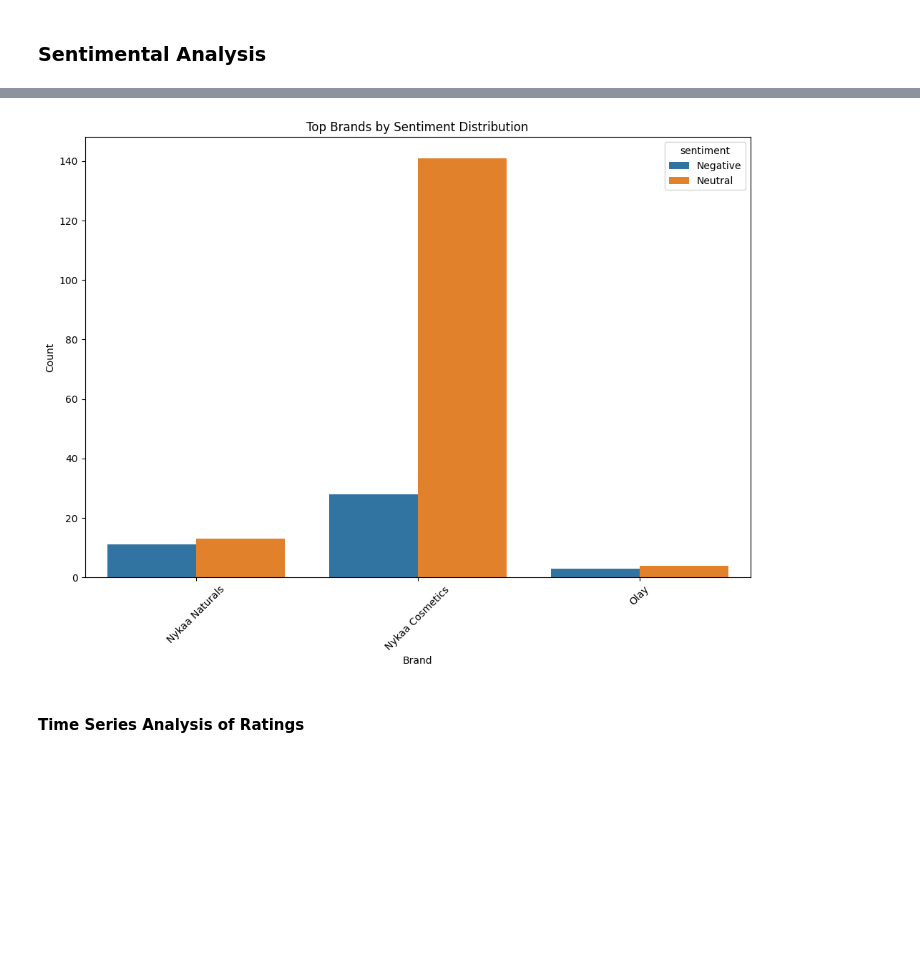
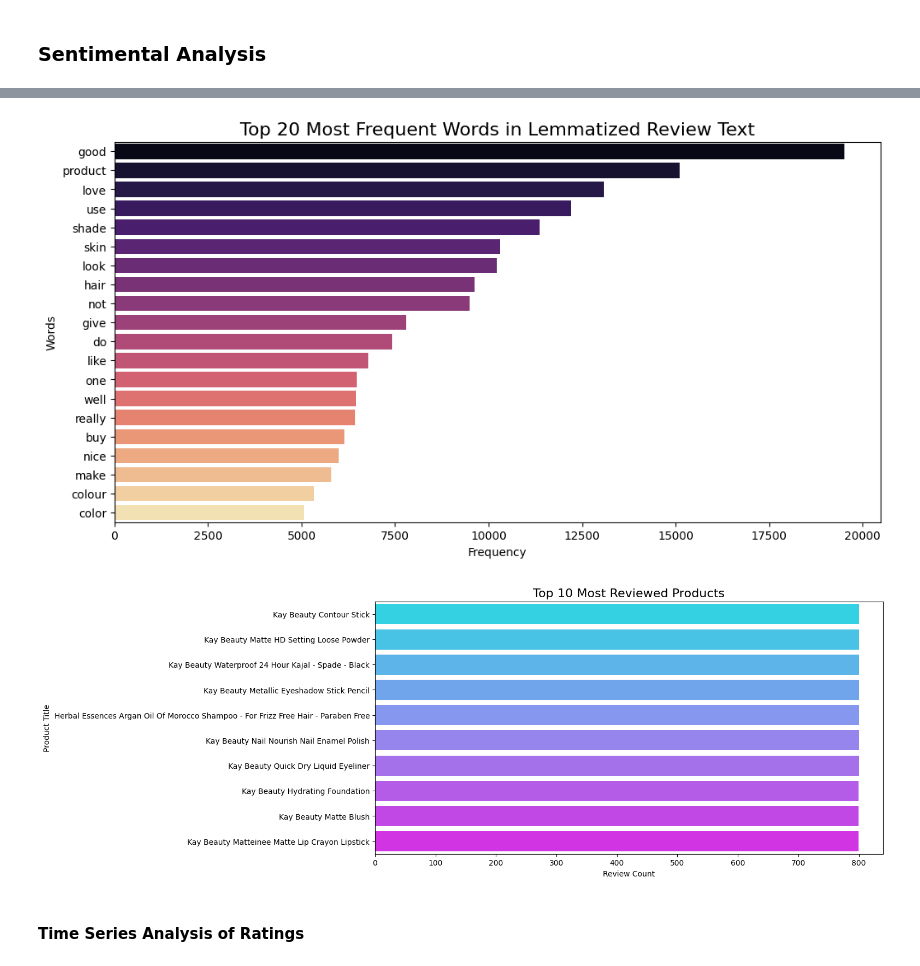
Before and after one commit to zainabsunny/End-to-End-Machine-Learning-Pipeline-for-Personalized-recommendations-in-Databricks, a Jupyter notebook: E-Commerce for Personalized recommendations.ipynb, the cells around one changed output, grey strips where cells are left out. Drawn from its saved outputs; the diff is of its cells as text; code cells hidden in the pictures; blank space fills up the shorter version.

```diff
--- a/E-Commerce for Personalized recommendations.ipynb
+++ b/E-Commerce for Personalized recommendations.ipynb
@@ -528,15 +680,0 @@ plt.show()
-# %%
-from wordcloud import WordCloud
-
-# Word clouds for each sentiment
-for sentiment_label in chunk.select("sentiment").distinct().collect():
-    sentiment_label = sentiment_label["sentiment"]
-    text = " ".join(chunk.filter(chunk["sentiment"] == sentiment_label).select("review_text_clean").rdd.flatMap(lambda x: x).collect())
-
-    wordcloud = WordCloud(width=800, height=400, background_color="white").generate(text)
-
-    plt.figure(figsize=(10, 5))
-    plt.imshow(wordcloud, interpolation="bilinear")
-    plt.axis("off")
-    plt.title(f"Word Cloud for {sentiment_label} Sentiment")
-    plt.show()
@@ -546,20 +681,39 @@ for sentiment_label in chunk.select("sentiment").distinct().collect():
-# %%
-# Sentiment by Brand
-sentiment_brand = chunk.groupBy("sentiment", "brand_name").count().toPandas()
-
-# Top brands with sentiment
-top_brands = sentiment_brand.groupby("brand_name").sum()["count"].sort_values(ascending=False).head(10).index
-filtered_data = sentiment_brand[sentiment_brand["brand_name"].isin(top_brands)]
-
-plt.figure(figsize=(12, 8))
-sns.barplot(data=filtered_data, x="brand_name", y="count", hue="sentiment")
-plt.title("Top Brands by Sentiment Distribution")
-plt.xlabel("Brand")
-plt.ylabel("Count")
-plt.xticks(rotation=45)
-plt.show()
-# %% [output]
-[figure, removed]
+# %%
+from collections import Counter
+
+# Collect lemmatized text into a single string
+lemmatized_texts = reviews_df.select("lemmatized_text").rdd.flatMap(lambda x: x).collect()
+all_words = " ".join([text for text in lemmatized_texts if text]).split()
+
+# Calculate word frequencies
+word_freq = Counter(all_words).most_common(20)
+
+# Separate words and counts for plotting
+words, counts = zip(*word_freq)
+
+# Plot most common words
+import matplotlib.pyplot as plt
+import seaborn as sns
+
+plt.figure(figsize=(12, 6))
+sns.barplot(x=list(counts), y=list(words), palette="magma")
+plt.title("Top 20 Most Frequent Words in Lemmatized Review Text", fontsize=16)
+plt.xlabel("Frequency")
+plt.ylabel("Words")
+plt.show()
+# %% [output]
+[figure, added]
+# %%
+top_products = reviews_df.groupBy("product_title").count().orderBy("count", ascending=False).limit(10).toPandas()
+
+plt.figure(figsize=(12, 6))
+sns.barplot(x="count", y="product_title", data=top_products, palette="cool")
+plt.title("Top 10 Most Reviewed Products", fontsize=16)
+plt.xlabel("Review Count")
+plt.ylabel("Product Title")
+plt.show()
+# %% [output]
+[figure, added]
 # %% [markdown]
 #### Time Series Analysis of Ratings
 # %%
```
Also changed, not shown: parts of 33 cells of this notebook.
